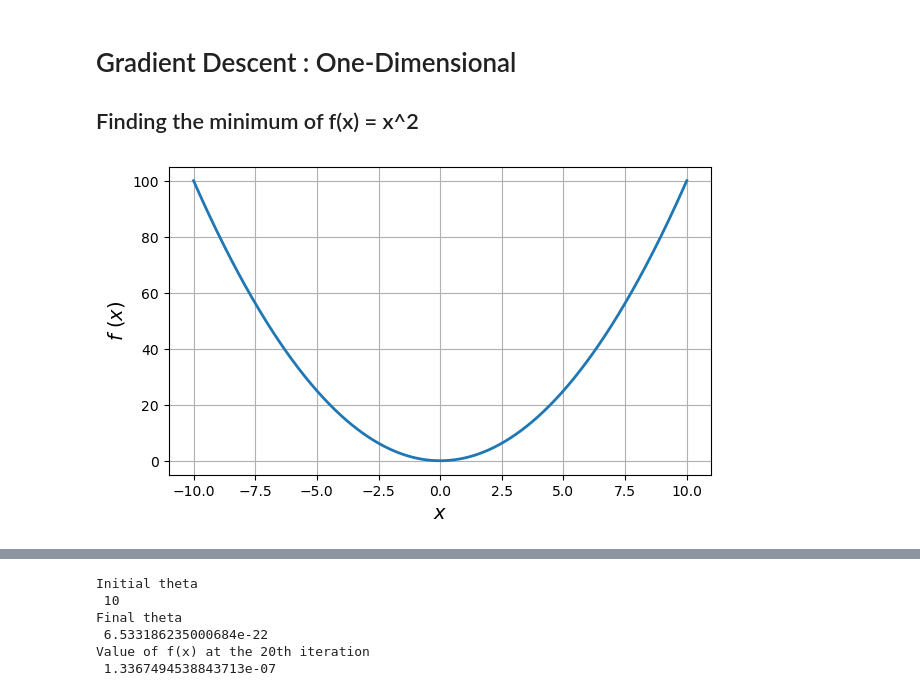
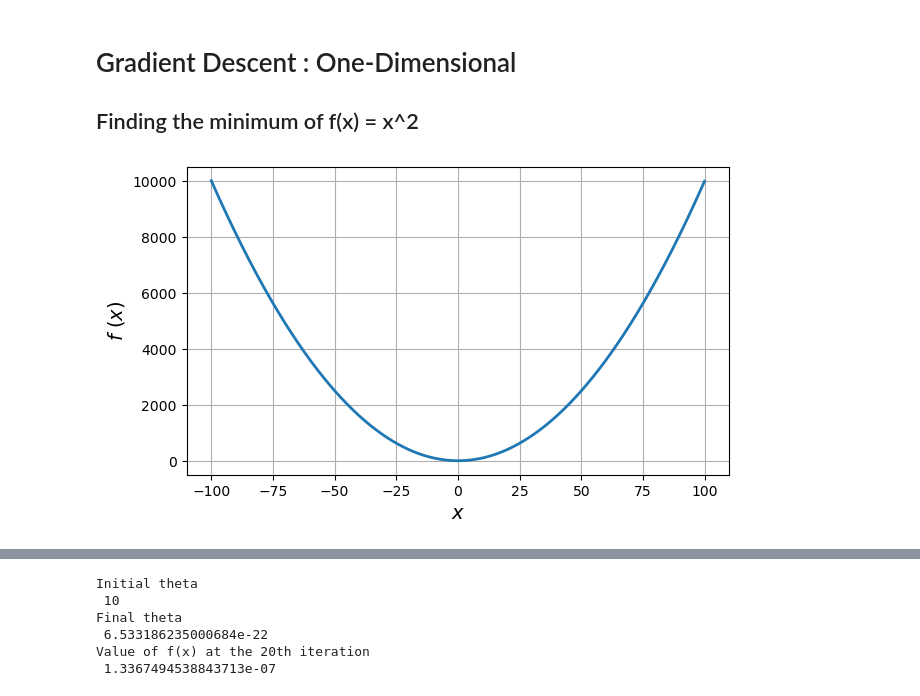
Before and after one commit to cmps460s24/cmps460-content, a Jupyter notebook: examples/08.regression/05_gradient_decent_example2.ipynb, the cells around one changed output, grey strips where cells are left out. Cells and saved outputs as stored; diff of their text form; code cells hidden in the pictures.

```diff
--- a/examples/08.regression/04_gradient_decent_example2.ipynb
+++ b/examples/08.regression/05_gradient_decent_example2.ipynb
@@ -67,15 +67,16 @@ b = 196.1914019354884
 # %%
 def f(x):
     return(x*x)
 
-X = np.linspace(-10,10,1000)
+# np.arange(start, stop, step) # start inclusive, stop exclusive
+X = np.arange(-100, 100, 0.1)
 y = [f(x) for x in X]
 
 plt.figure(figsize=(7, 4))
 plt.plot(X, y,  linewidth=2)
 plt.xlabel(r"$x$")
 plt.ylabel(r"$f\  (x)$")
 plt.grid()
 plt.show()
 # %% [output]
-[figure, old version]
+[figure, new version]
```
Also changed, not shown: parts of 3 cells of this notebook, 38 other files.
